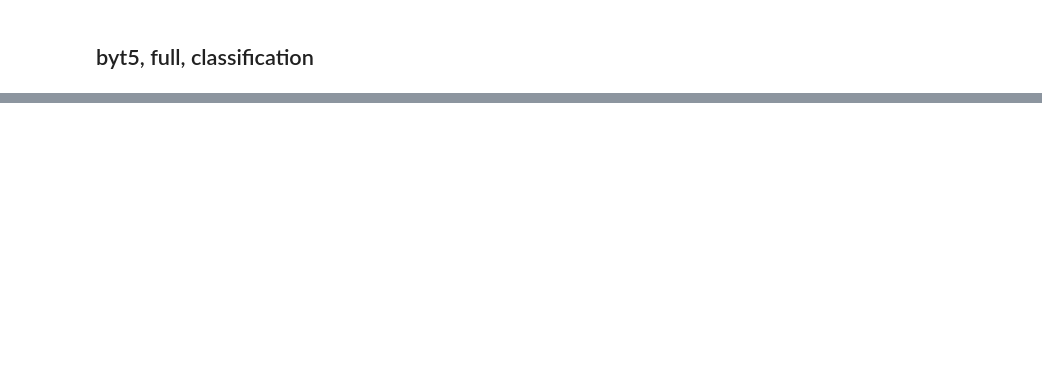
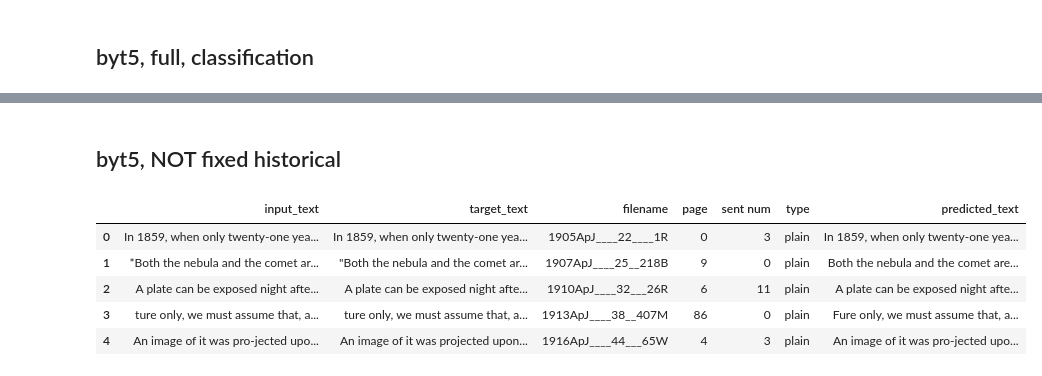
Before and after one commit to ReadingTimeMachine/ocr_post_correction, a Jupyter notebook: byt5/baseline_calcs.ipynb, the cells around one changed output, grey strips where cells are left out. Saved outputs shown, nothing was run; the diff lists cells and outputs as text; code cells hidden in the pictures; blank space fills up the shorter version.

```diff
--- a/byt5/baseline_calcs.ipynb
+++ b/byt5/baseline_calcs.ipynb
@@ -629,7 +750,7 @@ for d,n in zip(dats,datnames):
 # %%
 def make_classification_metrics(dfout_err_h, target_text_col='target_text_fixed',
                                predicted_text_col='predicted_text_fixed',
-                               marks = {'`':'citations', '*':'refs', '$':'inlines'}):
+                               marks = marks_rev):
 
     classification_metrics = {'citations':{'FP':0, 'FN':0, 'TP':0, 'total true':0},
                               'inlines':{'FP':0, 'FN':0, 'TP':0, 'total true':0},
@@ -639,8 +760,8 @@ def make_classification_metrics(dfout_err_h, target_text_col='target_text_fixed'
     for i in range(len(dfout_err_h)):
         d = dfout_err_h.iloc[i]
         # align predicted and target
-        page_text_gt = d[target_text_col]
-        page_text_ocr = d[predicted_text_col]
+        page_text_gt = str(d[target_text_col])
+        page_text_ocr = str(d[predicted_text_col])
         eops = Levenshtein.editops(page_text_ocr, page_text_gt)
         ocr_text_aligned, pdf_text_aligned = align_texts_fast(page_text_ocr,
                                                               page_text_gt,
@@ -739,2 +861,4 @@ for k,v in classification_metrics_latex.items():
         with open(fdat + '_' + n + '.dat','w') as f:
             print(m,file=f)
+# %% [markdown]
+## byt5, NOT fixed historical
@@ -740,0 +879,9 @@ for k,v in classification_metrics_latex.items():
+# %%
+df_byt5_words_h_full.head()
+# %% [output]
+|  | input_text | target_text | filename | page | sent num | type | predicted_text |
+| 0 | In 1859, when only twenty-one yea... | In 1859, when only twenty-one yea... | 1905ApJ____22____1R | 0 | 3 | plain | In 1859, when only twenty-one yea... |
+| 1 | *Both the nebula and the comet ar... | "Both the nebula and the comet ar... | 1907ApJ____25__218B | 9 | 0 | plain | Both the nebula and the comet are... |
+| 2 | A plate can be exposed night afte... | A plate can be exposed night afte... | 1910ApJ____32___26R | 6 | 11 | plain | A plate can be exposed night afte... |
+| 3 | ture only, we must assume that, a... | ture only, we must assume that, a... | 1913ApJ____38__407M | 86 | 0 | plain | Fure only, we must assume that, a... |
+| 4 | An image of it was pro-jected upo... | An image of it was projected upon... | 1916ApJ____44___65W | 4 | 3 | plain | An image of it was pro-jected upo... |
```
Also changed, not shown: parts of 43 cells of this notebook, 1 other file.
